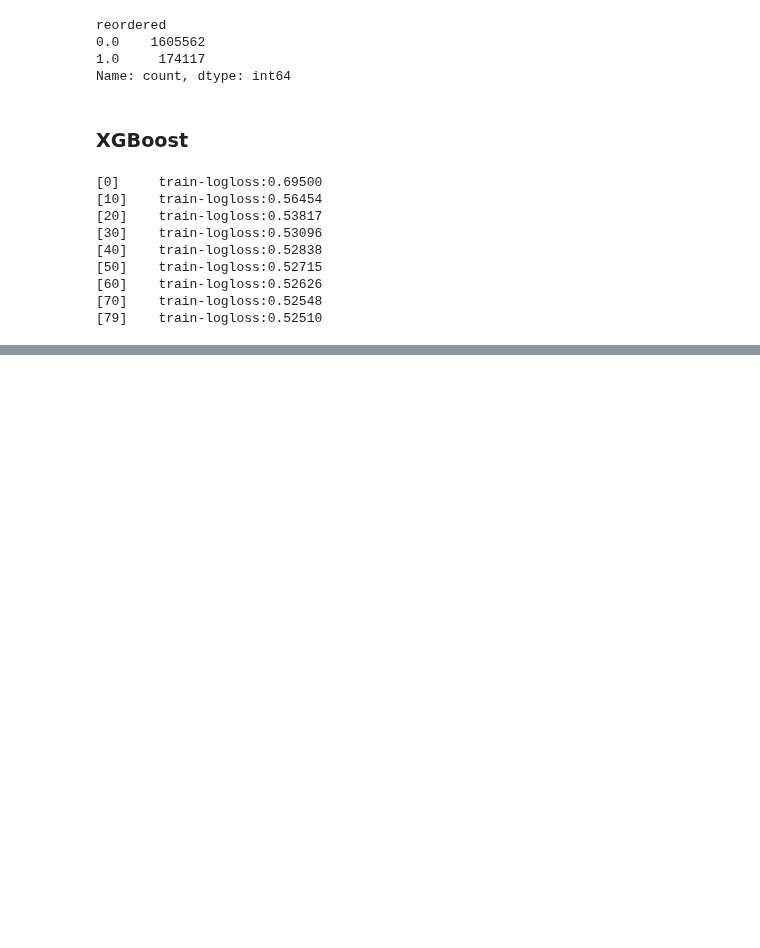
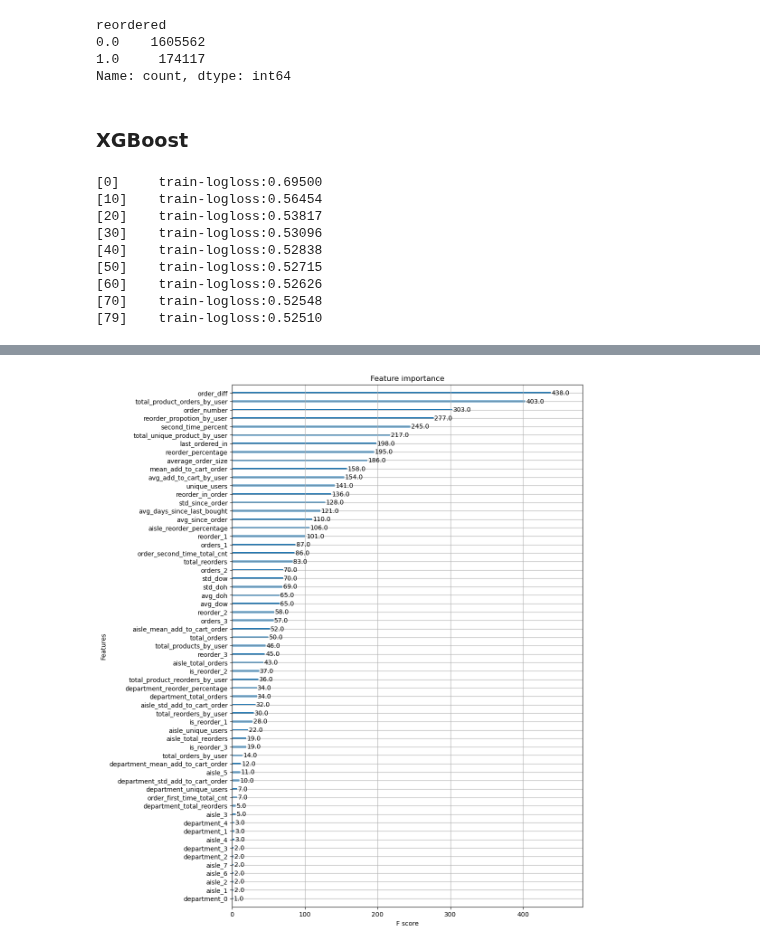
Before and after one commit to japoeder/Basket-Analysis, a Jupyter notebook: 7) XGBoost Model.ipynb, the cells around one changed output, grey strips where cells are left out. Drawn from its saved outputs; the diff is of its cells as text; code cells hidden in the pictures; blank space fills up the shorter version.

Commit message:
Start saving plots, some additional touches on xgb notebook, set up basket analysis.

```diff
--- a/7) XGBoost Model.ipynb
+++ b/7) XGBoost Model.ipynb
@@ -191,6 +191,13 @@ model_comparisons(models_dict, samples_dict)
 |  | Model | Conv. Time (sec.) | Train_Accuracy | Test_Accuracy | Train_Recall | Test_Recall | Train_Precision | ... |
 | 0 | XGBoost train/test | 7.1665 | 0.739118 | 0.738642 | 0.770519 | 0.769230 | 0.240116 | ... |
 | 1 | XGBoost train/val | 7.1665 | 0.739118 | 0.738430 | 0.770519 | 0.769183 | 0.240116 | ... |
+# %%
+fig, ax = plt.subplots(figsize = (10,15))
+ax = xgb.plot_importance(model, ax = ax)
+fig.savefig('_plts/XGB Feature Imp.png')
+fig.show()
+# %% [output]
+[figure, added]
 # %%
 ## serialize model ##
 pickle.dump(model, open('_pkls/xgb_model.p', 'wb'))
```
Also changed, not shown: 2 other files.
